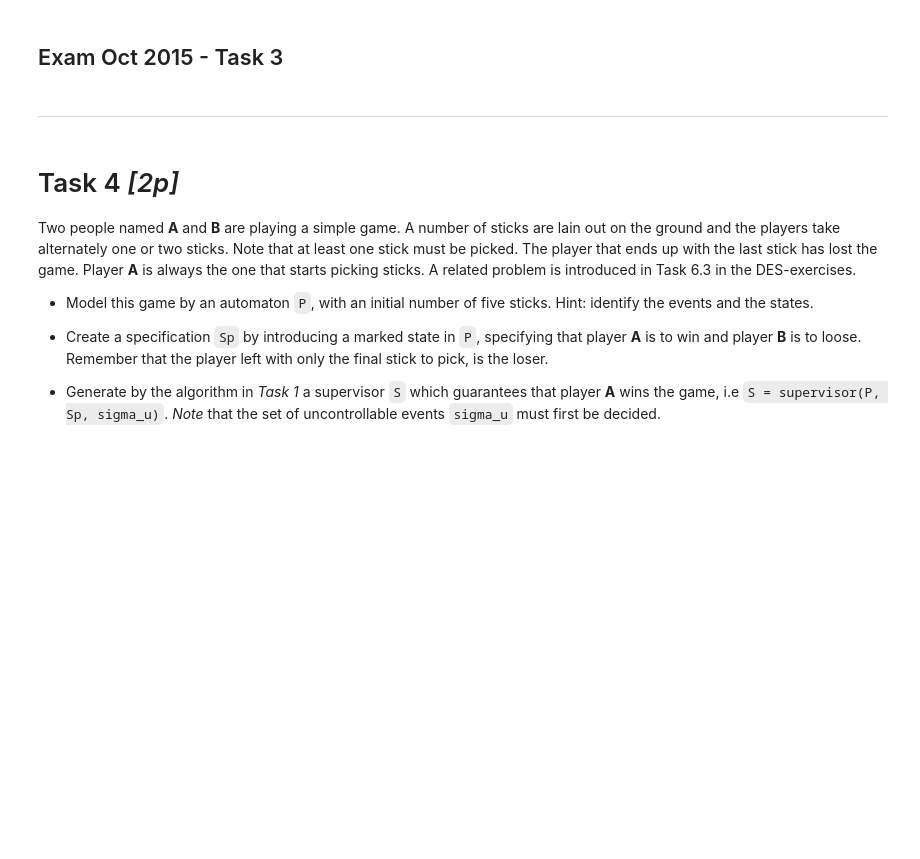
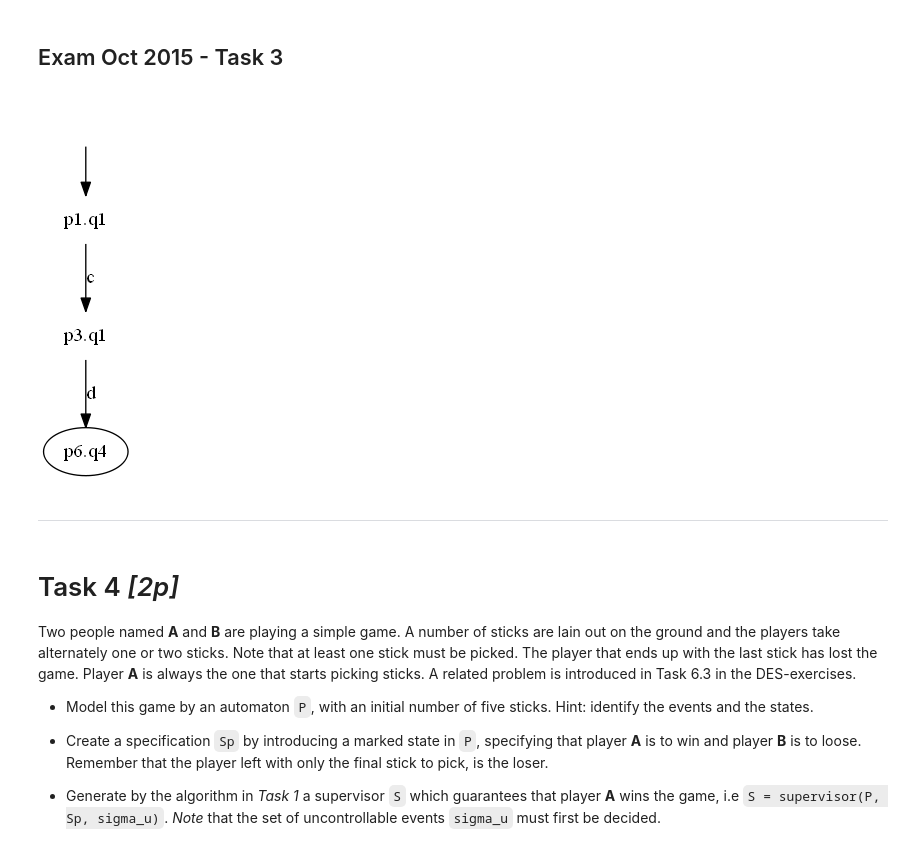
Before and after one commit to Eliacus/SSY165-Assignments, a Jupyter notebook: Assignment-2/synthesize.ipynb, the cells around one changed output. Cells and saved outputs as stored; diff of their text form; code cells hidden in the pictures; blank space fills up the shorter version.

```diff
--- a/Assignment-2/synthesize.ipynb
+++ b/Assignment-2/synthesize.ipynb
@@ -385,3 +520,24 @@ plot_automaton(S, 'S_3_15')
+# %%
+P = Automaton(states={'p1', 'p2', 'p3', 'p4', 'p5', 'p6', 'p7', 'p8','p9'},
+              init='p1',
+              events={'a', 'b', 'c', 'd','e'},
+              trans={Transition('p1','a','p2'), Transition('p1','c','p3'), Transition('p1','b','p4'),
+                     Transition('p2','c','p5'), Transition('p3','d','p6'),Transition('p4','c','p7'),
+                     Transition('p5','b','p6'), Transition('p5','d','p6'),Transition('p7','a','p6'),
+                     Transition('p7','e','p8'),Transition('p8','c','p9'),Transition('p9','d','p6')})
+
+Sp = Automaton(states={'q1', 'q2', 'q3', 'q4'},
+              init='q1',
+              events={'a', 'b', 'd'},
+              trans={Transition('q1','a','q2'), Transition('q1','b','q3'), Transition('q1','d','q4'),
+                     Transition('q3','a','q4'), Transition('q2','b','q4')},
+              marked={'q4'})
+
+
+S = supervisor(P, Sp, {'d', 'e'})
+plot_automaton(S, 'S_3_15')
+# %% [output]
+[figure, added]
 # %%
 assert type(S) is Automaton
 # %% [markdown]
```
Also changed, not shown: parts of 15 cells of this notebook, 3 other files.
